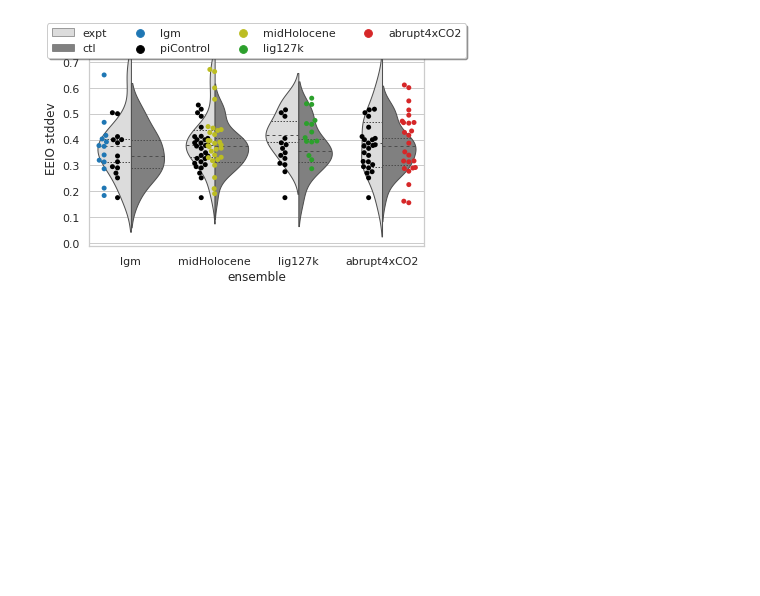
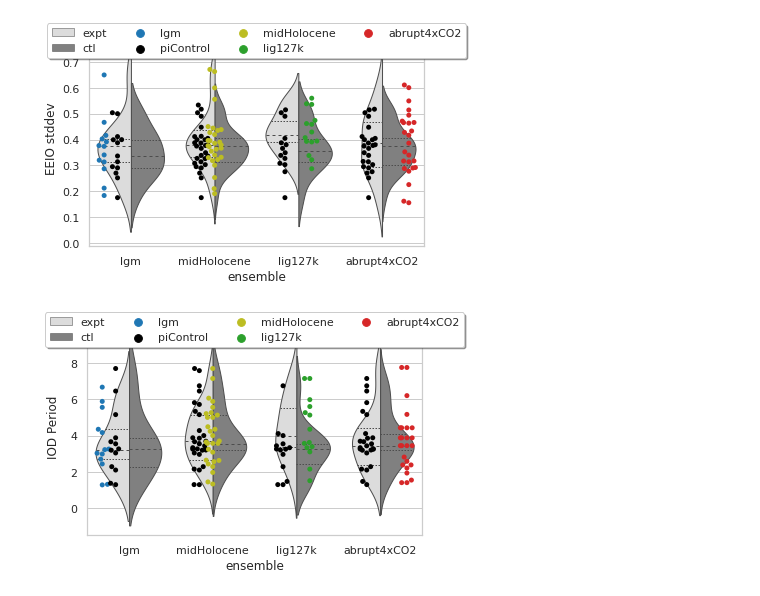
Before and after one commit to pmip4/IndianOceanVariability, a Jupyter notebook: violin_plots.ipynb, the cells around one changed output. Cells and saved outputs as stored; diff of their text form; code cells hidden in the pictures; blank space fills up the shorter version.

Commit message:
Making some plots of dominant periods

```diff
--- a/violin_plots.ipynb
+++ b/violin_plots.ipynb
@@ -106,3 +106,19 @@ ax.legend(loc='upper center', bbox_to_anchor=(0.5, 1.05),
 fig.savefig('plots/EEIO.pdf')
 # %% [output]
 [figure]
+# %%
+fig=plt.figure()
+palette={"piControl": "black", 'lgm':'tab:blue',
+                             'midHolocene':'tab:olive',
+                             'lig127k':'tab:green',
+                             'abrupt4xCO2':'tab:red'}
+ax=fig.add_subplot(111)
+ax=sns.violinplot(data=all_ensembles, x="ensemble", y="IOD Period", hue="run",
+               split=True, inner="quart", linewidth=1,palette={'ctl':'gray','expt':'gainsboro'})
+ax=sns.swarmplot(x="ensemble", y="IOD Period", hue="experiment",
+                   data=all_ensembles,palette=palette,dodge=True)
+ax.legend(loc='upper center', bbox_to_anchor=(0.5, 1.05),
+          ncol=4, fancybox=True, shadow=True)
+fig.savefig('plots/IOD-Period.pdf')
+# %% [output]
+[figure, added]
```
Also changed, not shown: parts of 3 cells of this notebook, 4 other files.
